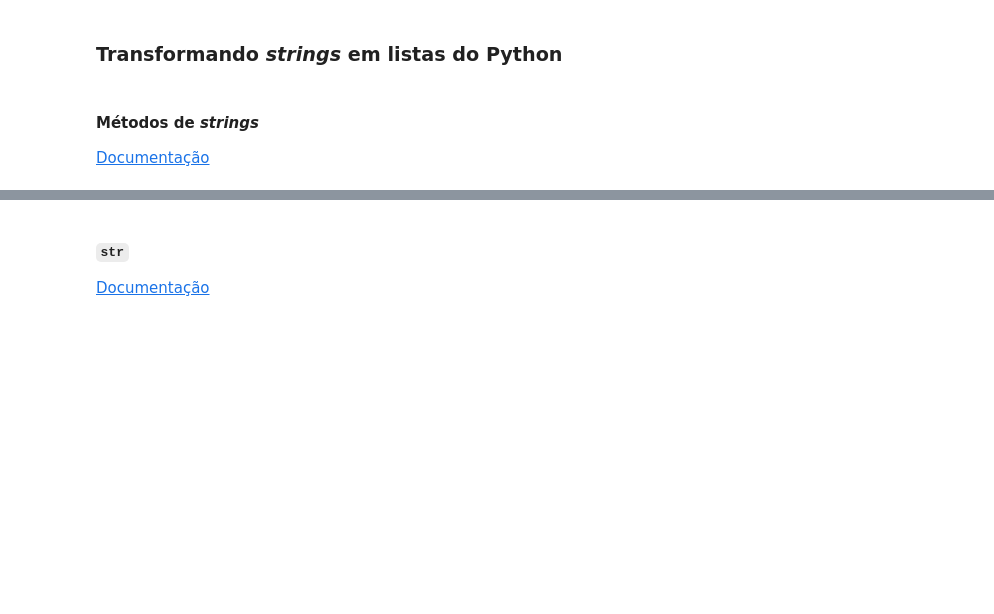
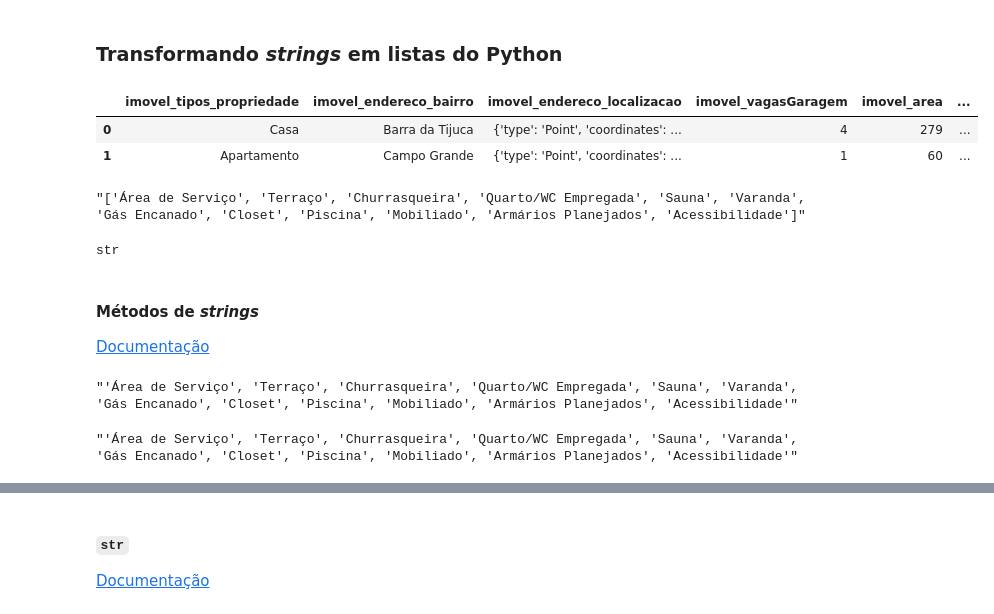
Before and after one commit to PFCalanca/Advanced_Pandas-Projeto, a Jupyter notebook: Projeto.ipynb, the cells around one changed output, grey strips where cells are left out. Drawn from its saved outputs; the diff is of its cells as text; code cells hidden in the pictures; blank space fills up the shorter version.

```diff
--- a/Projeto.ipynb
+++ b/Projeto.ipynb
@@ -89,7 +186,30 @@ dataset = pd.read_csv("bairros")
 ## Trabalhando com dados textuais
 # %% [markdown]
 ### Transformando *strings* em listas do Python
+# %%
+dados_normal_listings.head(2)
+# %% [output]
+|  | imovel_tipos_propriedade | imovel_endereco_bairro | imovel_endereco_localizacao | imovel_vagasGaragem | imovel_area | ... |
+| 0 | Casa | Barra da Tijuca | {'type': 'Point', 'coordinates': ... | 4 | 279 | ... |
+| 1 | Apartamento | Campo Grande | {'type': 'Point', 'coordinates': ... | 1 | 60 | ... |
+# %%
+list_str = dados_normal_listings.loc[0,'imovel_caracteristicas_propriedade']
+list_str
+# %% [output]
+"['Área de Serviço', 'Terraço', 'Churrasqueira', 'Quarto/WC Empregada', 'Sauna', 'Varanda', 'Gás Encanado', 'Closet', 'Piscina', 'Mobiliado', 'Armários Planejados', 'Acessibilidade']"
+# %%
+type(list_str)
+# %% [output]
+str
 # %% [markdown]
 #### Métodos de *strings*
 
 [Documentação](https://docs.python.org/3.6/library/stdtypes.html#string-methods)
+# %%
+list_str[1:-1]
+# %% [output]
+"'Área de Serviço', 'Terraço', 'Churrasqueira', 'Quarto/WC Empregada', 'Sauna', 'Varanda', 'Gás Encanado', 'Closet', 'Piscina', 'Mobiliado', 'Armários Planejados', 'Acessibilidade'"
+# %%
+list_str.strip("[]")
+# %% [output]
+"'Área de Serviço', 'Terraço', 'Churrasqueira', 'Quarto/WC Empregada', 'Sauna', 'Varanda', 'Gás Encanado', 'Closet', 'Piscina', 'Mobiliado', 'Armários Planejados', 'Acessibilidade'"
```
Also changed, not shown: parts of 16 cells of this notebook.
